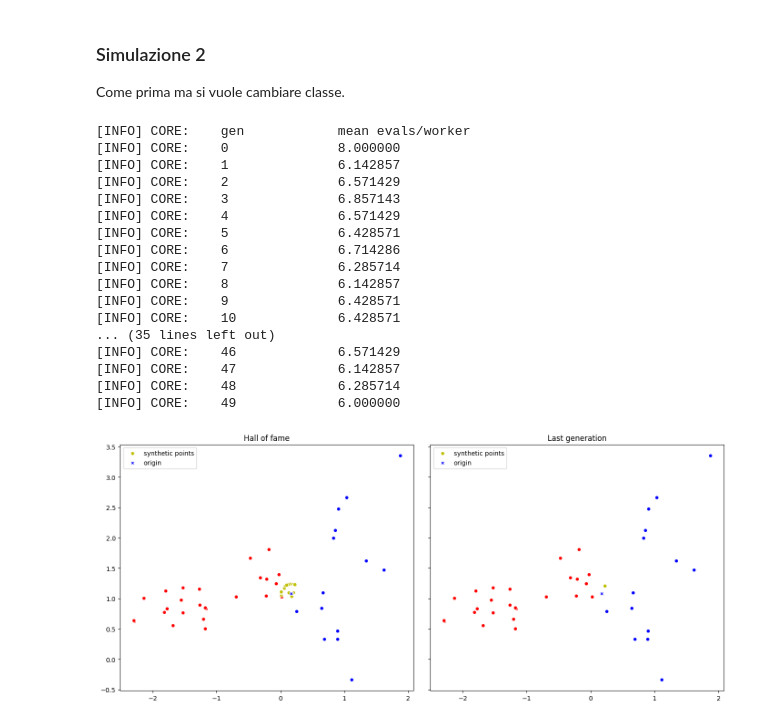
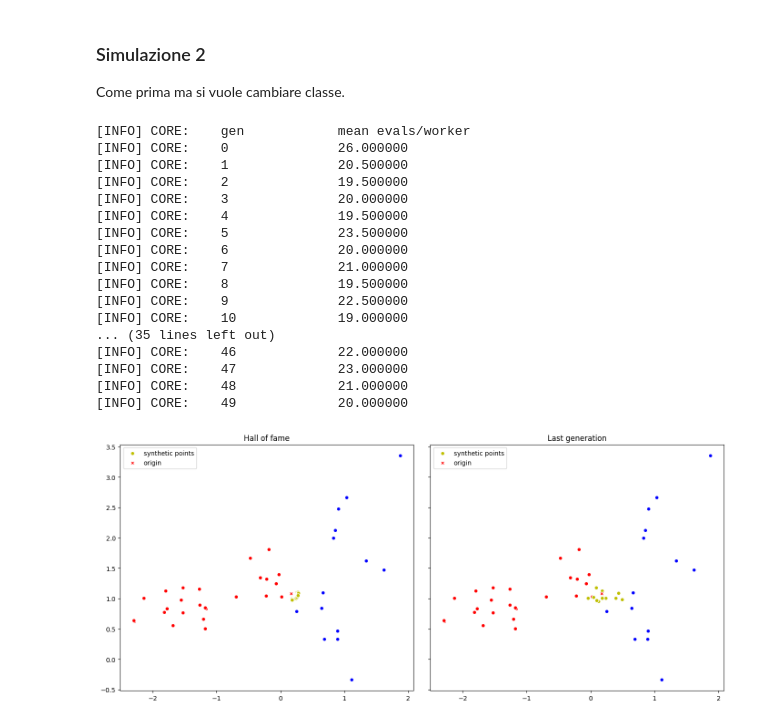
Before and after one commit to FedericoBustaffa/thesis, a Jupyter notebook: src/explain_classifier.ipynb, the cells around one changed output. Saved outputs shown, nothing was run; the diff lists cells and outputs as text; code cells hidden in the pictures.

```diff
--- a/src/explain_classifier.ipynb
+++ b/src/explain_classifier.ipynb
@@ -393,8 +393,8 @@ def same_evaluate(chromosome, point, classifier, epsilon: float, alpha: float =
 
 
 toolbox.set_weights((-1.0,))
-epsilon = linalg.norm(sigma * 0.1, ord=2)
-toolbox.set_evaluation(same_evaluate, point, classifier, epsilon, 0.7)
+epsilon = linalg.norm(sigma * 0.05, ord=2)
+toolbox.set_evaluation(same_evaluate, point, classifier, epsilon, 0.75)
 population = list(map(toolbox.evaluate, population))
 # %% [markdown]
 Abbiamo quindi una funzione che, oltre a parametri come il punto di
@@ -475,15 +475,14 @@ def other_evaluate(chromosome, point, target, classifier, epsilon: float, alpha:
     target_class = 1 - alpha if target == synth_class[0] else alpha
 
     # check the epsilon distance
-    epsilon = 0.0 if target_class * distance > epsilon else epsilon
+    epsilon = 0.0 if target * distance > epsilon else epsilon
 
     return (target_class * distance + epsilon,)
 
 
 toolbox.set_weights((-1.0,))
-epsilon = linalg.norm(sigma * 0.02, ord=2)
 target=(point_class + 1) % 2
-toolbox.set_evaluation(other_evaluate, point, target, classifier, epsilon, 0.7)
+toolbox.set_evaluation(other_evaluate, point, target, classifier, epsilon, 0.75)
 population = list(map(toolbox.evaluate, population))
 
 fig, (ax1, ax2) = plt.subplots(1, 2, sharey=True, figsize=(14, 6))
@@ -524,14 +528,14 @@ a quello iniziale e classificati allo stesso modo.
 # %%
 from ppga import tools, algorithms, log
 
-toolbox.set_evaluation(same_evaluate, point, classifier, epsilon, 0.8)
+toolbox.set_evaluation(same_evaluate, point, classifier, epsilon, 0.75)
 toolbox.set_selection(tools.sel_tournament, tournsize=3)
 
 hof = base.HallOfFame(50)
 population, stats = algorithms.pelitist(
     toolbox=toolbox,
     population_size=100,
-    keep=0.00,
+    keep=0.02,
     cxpb=0.8,
     mutpb=0.2,
     max_generations=50,
@@ -596,10 +607,10 @@ Il prossimo passo è quello di andare a comparare le feature del punto originale
 con quelle dei punti sintetici che sono riusciti a cambiare classe. In questo
 modo è possibile _spiegare_ come far cambiare classe ad un determinato punto.
 # %%
-print(f"start point class: {point_class}")
-for i in hof:
-    print(f"{i} | class: {classifier.predict(i.chromosome.reshape(1, -1))}")
+same_class = [i for i in hof if classifier.predict(i.chromosome.reshape(1, -1)) == point_class]
+different_class = [i for i in hof if classifier.predict(i.chromosome.reshape(1, -1)) != point_class]
 
-d1 = linalg.norm(hof[-1].chromosome[0] - point[0])
-d2 = linalg.norm(hof[-1].chromosome[1] - point[1])
+print(f"point of the same class: {len(same_class)}")
+print(f"point of the other class: {len(different_class)}")
+print(f"accuracy: {len(same_class) / len(hof) * 100.0:.2f}%")
 # %% [output]
@@ -628,7 +625,7 @@ Come prima ma si vuole cambiare classe.
 from ppga import tools, algorithms, log
 
 target = (point_class + 1) % 2
-toolbox.set_evaluation(other_evaluate, point, target, classifier, epsilon, 0.8)
+toolbox.set_evaluation(other_evaluate, point, target, classifier, epsilon, 0.75)
 toolbox.set_selection(tools.sel_tournament, tournsize=3)
 
 hof = base.HallOfFame(50)
@@ -650,47 +647,47 @@ fig, (ax1, ax2) = plt.subplots(1, 2, sharey=True, figsize=(14, 6))
 plt.tight_layout()
 
 ax1.set_title("Hall of fame")
 ax1.scatter(X_test[cls0].T[0], X_test[cls0].T[1], c="r", ec="w")
 ax1.scatter(X_test[cls1].T[0], X_test[cls1].T[1], c="b", ec="w")
 
 ax1.scatter(
     hof_synth_points.T[0], hof_synth_points.T[1], c="y", ec="w", label="synthetic points"
 )
 
 c = "r" if point_class == 0 else "b"
 ax1.scatter(point[0], point[1], c=c, ec="w", marker="X", label="origin")
 ax1.legend()
 
 ax2.set_title("Last generation")
 ax2.scatter(X_test[cls0].T[0], X_test[cls0].T[1], c="r", ec="w")
 ax2.scatter(X_test[cls1].T[0], X_test[cls1].T[1], c="b", ec="w")
 
 ax2.scatter(
     pop_synth_points.T[0], pop_synth_points.T[1], c="y", ec="w", label="synthetic points"
 )
 
 c = "r" if point_class == 0 else "b"
 ax2.scatter(point[0], point[1], c=c, ec="w", marker="X", label="origin")
 ax2.legend()
 
 plt.show()
 # %% [output]
 [INFO] CORE:    gen            mean evals/worker
-[INFO] CORE:    0              8.000000
-[INFO] CORE:    1              6.142857
-[INFO] CORE:    2              6.571429
-[INFO] CORE:    3              6.857143
-[INFO] CORE:    4              6.571429
-[INFO] CORE:    5              6.428571
-[INFO] CORE:    6              6.714286
-[INFO] CORE:    7              6.285714
-[INFO] CORE:    8              6.142857
-[INFO] CORE:    9              6.428571
-[INFO] CORE:    10             6.428571
+[INFO] CORE:    0              26.000000
+[INFO] CORE:    1              20.500000
+[INFO] CORE:    2              19.500000
+[INFO] CORE:    3              20.000000
+[INFO] CORE:    4              19.500000
+[INFO] CORE:    5              23.500000
+[INFO] CORE:    6              20.000000
+[INFO] CORE:    7              21.000000
+[INFO] CORE:    8              19.500000
+[INFO] CORE:    9              22.500000
+[INFO] CORE:    10             19.000000
 ... (35 lines left out)
-[INFO] CORE:    46             6.571429
-[INFO] CORE:    47             6.142857
-[INFO] CORE:    48             6.285714
-[INFO] CORE:    49             6.000000
+[INFO] CORE:    46             22.000000
+[INFO] CORE:    47             23.000000
+[INFO] CORE:    48             21.000000
+[INFO] CORE:    49             20.000000
-[figure, old version]
+[figure, new version]
 # %%
```
Also changed, not shown: parts of 14 cells of this notebook.
